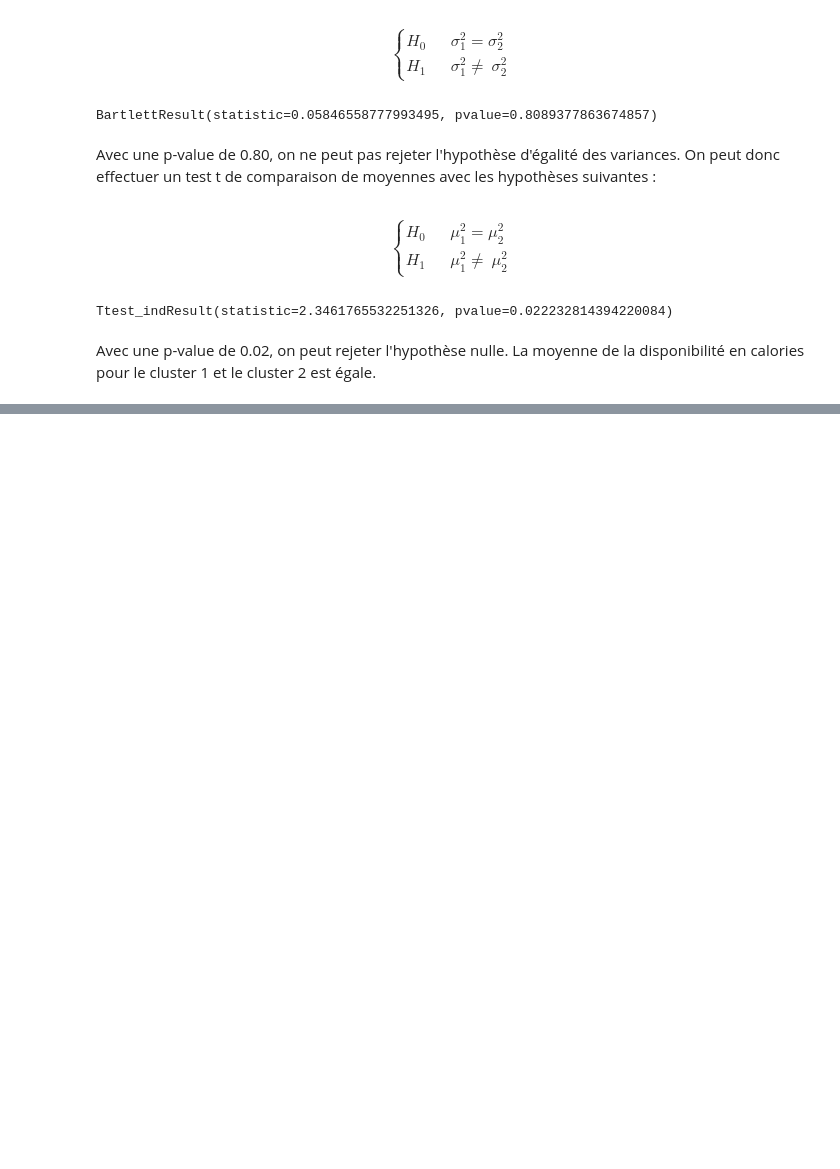
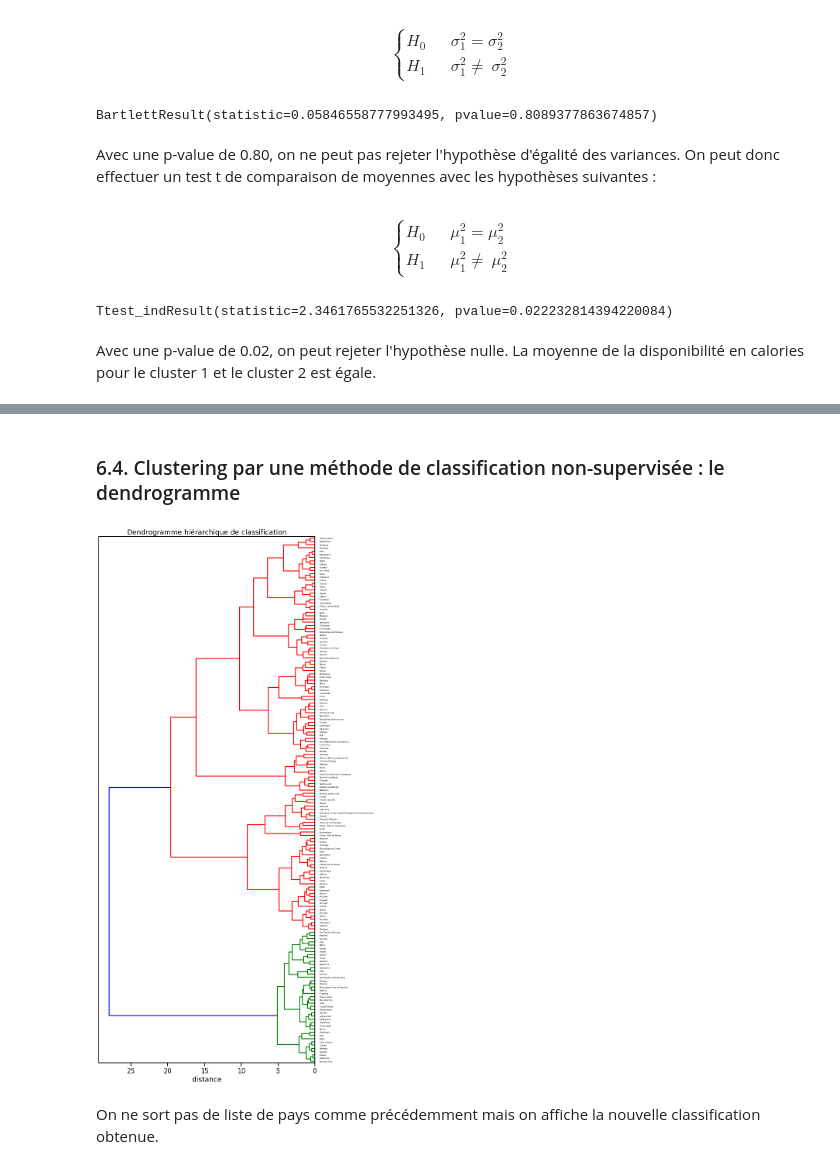
Before and after one commit to Sylvariane/etude_marche, a Jupyter notebook: P5_02_code.ipynb, the cells around one changed output, grey strips where cells are left out. Saved outputs shown, nothing was run; the diff lists cells and outputs as text; code cells hidden in the pictures; blank space fills up the shorter version.

```diff
--- a/P5_02_code.ipynb
+++ b/P5_02_code.ipynb
@@ -733,0 +917,27 @@ Avec une p-value de 0.02, on peut rejeter l'hypothèse nulle. La moyenne de la d
+# %% [markdown]
+### 6.4. Clustering par une méthode de classification non-supervisée : le dendrogramme
+# %%
+# préparation des données pour le clustering
+X = df.values
+names = df.index
+
+# Centrage et Réduction
+std_scale = preprocessing.StandardScaler().fit(X)
+X_scaled = std_scale.transform(X)
+
+# Clustering hiérarchique
+Z = linkage(X_scaled, 'ward')
+
+# Affichage du dendrogramme
+plt.figure(figsize=(10,25))
+_ = dendrogram(Z,
+        labels = names,
+        orientation = "left")
+_ = plt.title('Dendrogramme hiérarchique de classification')
+_ = plt.xlabel('distance')
+
+_ = plt.show()
+# %% [output]
+[figure, added]
+# %% [markdown]
+On ne sort pas de liste de pays comme précédemment mais on affiche la nouvelle classification obtenue.
```
Also changed, not shown: parts of 65 cells of this notebook.
